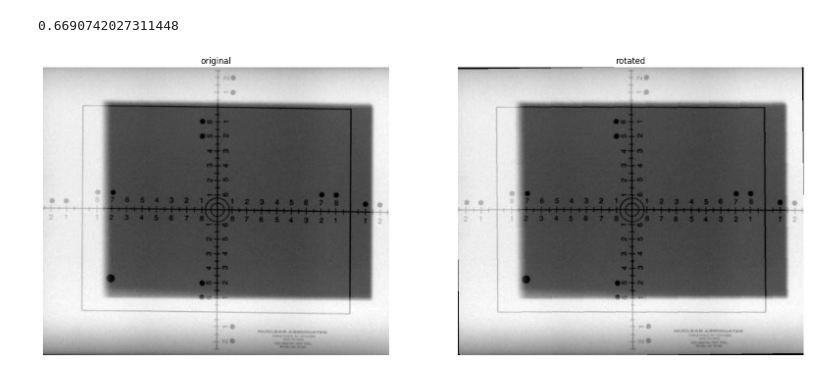
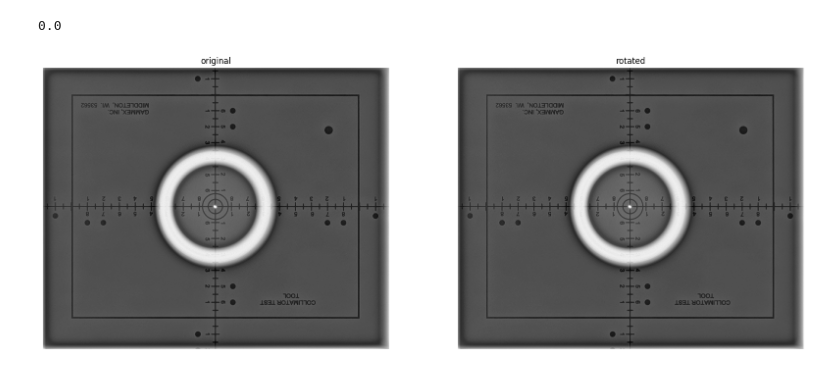
Before and after one commit to NickyAlan/DR-Light-beam-test, a Jupyter notebook: image-processing.ipynb, the cells around one changed output. Saved outputs shown, nothing was run; the diff lists cells and outputs as text; code cells hidden in the pictures.

Commit message:
dicom

```diff
--- a/image-processing.ipynb
+++ b/image-processing.ipynb
@@ -9,5 +11,13 @@ img = Image.open("images/left-up.jpg").convert("L")
 arr = np.array(img)
 h, w = arr.shape
+# %%
+# Specify the path to your DICOM file
+dicom_file_path = 'images/00000009'
+
+# Read the DICOM file
+dicom_data = pydicom.dcmread(dicom_file_path)
+arr = dicom_data.pixel_array
+h, w = arr.shape
 # %%
 def display(arr, axis=False) :
     plt.imshow(arr, cmap="gray")
@@ -23,7 +33,7 @@ def find_center_line(arr, visualize=True) :
     Return: (x1, y1), (x2, y2)
     """
     h, w = arr.shape
-    hp = int(0.12*h)
+    hp = int(0.15*h)
     wp = int(0.05*w)
     focus = arr[hp: h-hp, wp: wp*2]
     ys = np.argmin(focus, axis=0)
@@ -76,17 +112,17 @@ def find_theta(w, y1, y2) :
 theta_d = find_theta(w, y1, y2)
 theta_d
 # %% [output]
-0.6690742027311448
+0.0
 # %%
-rotate_img= img.rotate(theta_d)
+rotate_img = ndimage.rotate(arr, theta_d, reshape=False)
 
 plt.figure(figsize=(20, 10))
 plt.subplot(1, 2, 1)
 plt.title("original")
-display(img)
+display(arr)
 
 plt.subplot(1, 2, 2)
 plt.title("rotated")
 display(rotate_img)
 # %% [output]
-[figure, old version]
+[figure, new version]
```
Also changed, not shown: parts of 7 cells of this notebook, 2 other files.
